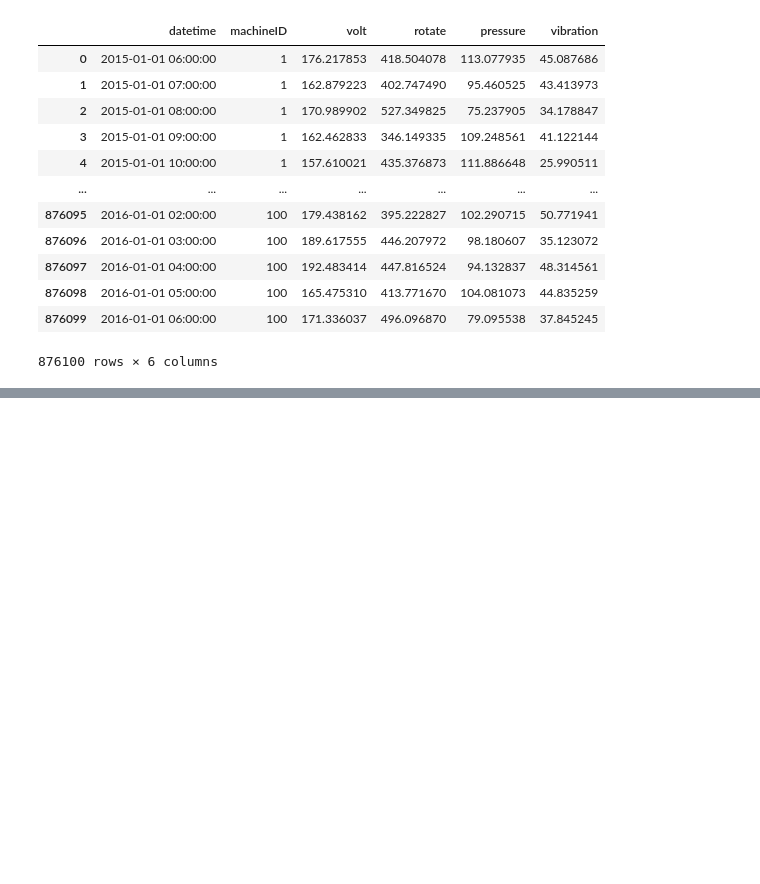
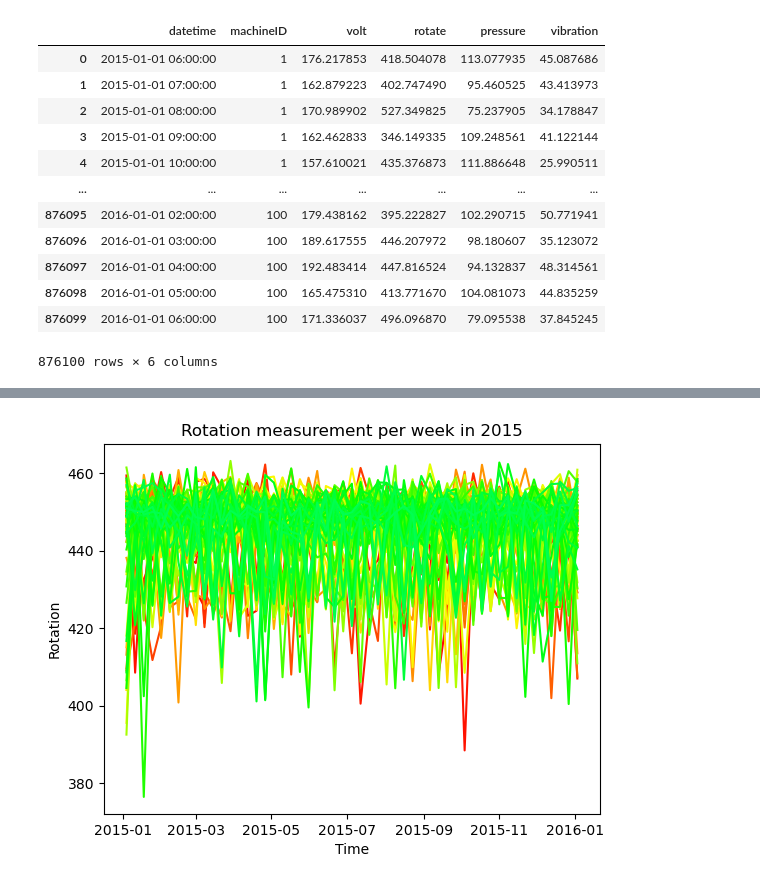
Before and after one commit to secpriano/data-analytics-and-machine-learning, a Jupyter notebook: predictive_maintenance.ipynb, the cells around one changed output, grey strips where cells are left out. Cells and saved outputs as stored; diff of their text form; code cells hidden in the pictures; blank space fills up the shorter version.

```diff
--- a/predictive_maintenance.ipynb
+++ b/predictive_maintenance.ipynb
@@ -178,0 +196,19 @@ plt.show()
+# %%
+df_rotate = df_telemetry[['datetime', 'machineID', 'rotate']]
+
+plt.figure()
+
+for machine_id in df_machines.machineID:
+    df_model_rotate = df_rotate[df_rotate.machineID == machine_id]
+    df_model_rotate.set_index('datetime', inplace=True)
+    resampled_rotate_df = df_model_rotate.resample('W').mean()
+
+    plt.plot(resampled_rotate_df.index, resampled_rotate_df.rotate, color=cmap(machine_id))
+
+plt.xlabel("Time")
+plt.ylabel("Rotation")
+plt.title("Rotation measurement per week in 2015")
+
+plt.show()
+# %% [output]
+[figure, added]
```
Also changed, not shown: parts of 6 cells of this notebook.
